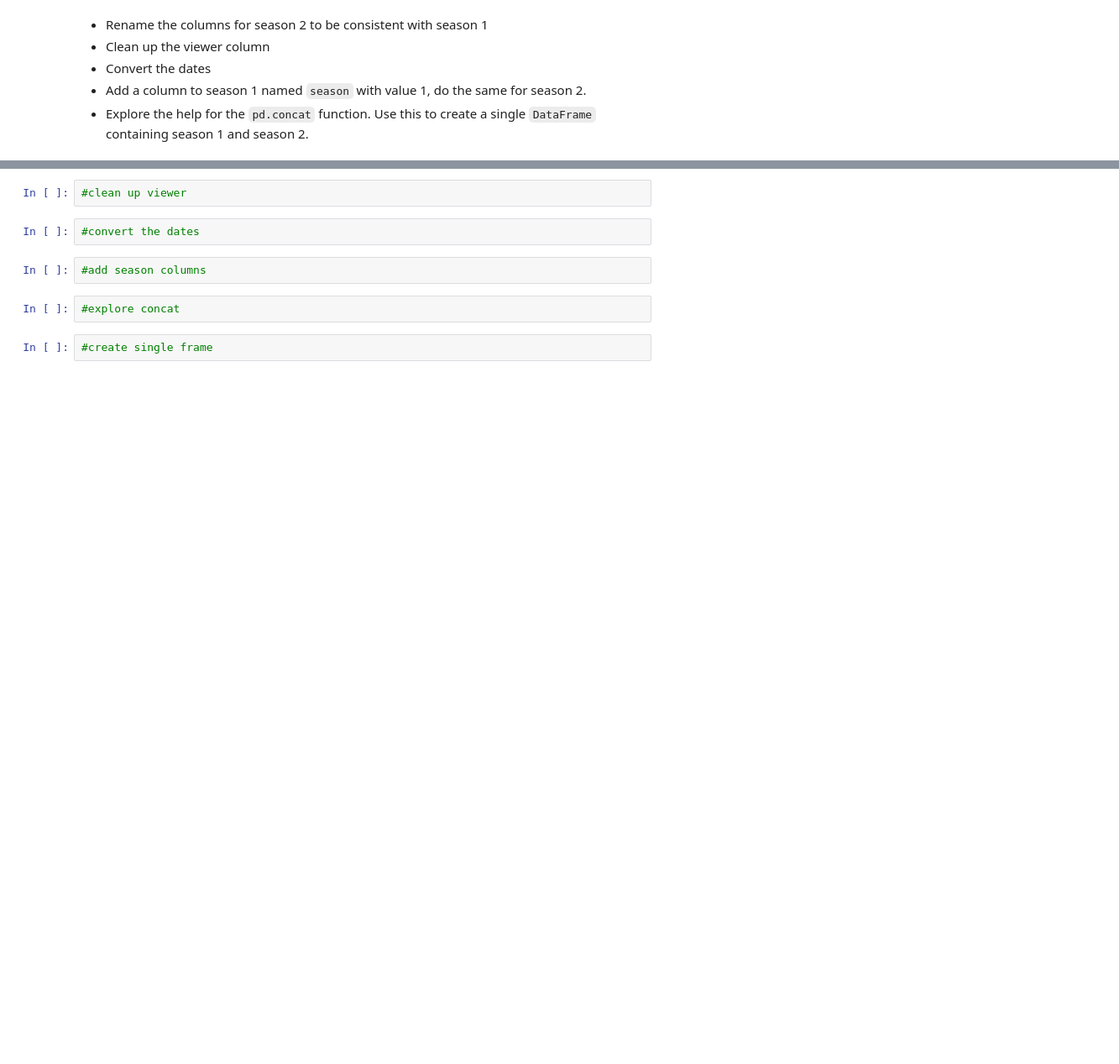
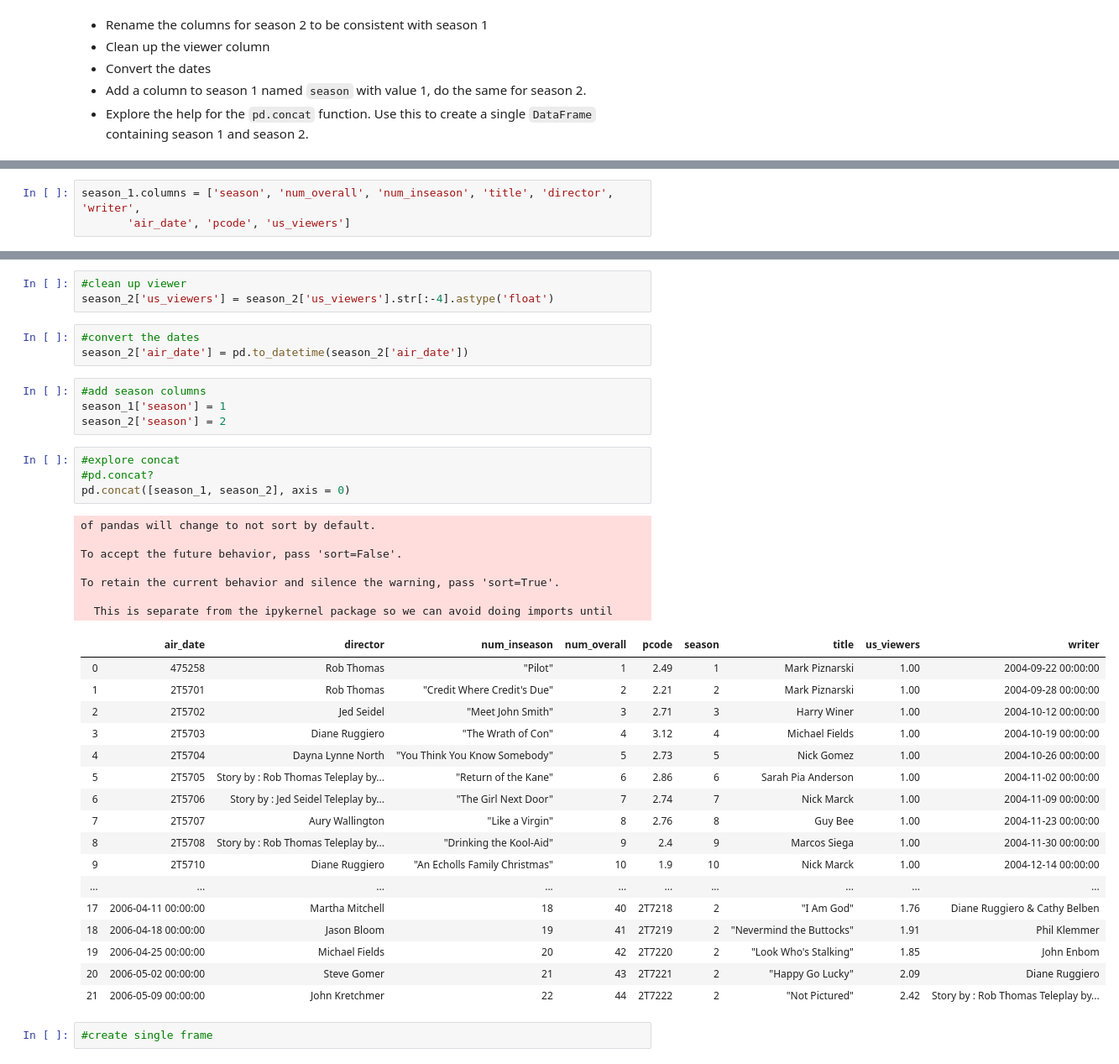
Before and after one commit to jfkoehler/nielsen, a Jupyter notebook: week_3/d1/01_intro.ipynb, the cells around one changed output, grey strips where cells are left out. Shown at 84% size. Cells and saved outputs as stored; diff of their text form; blank space fills up the shorter version.

```diff
--- a/week_3/d1/01_intro.ipynb
+++ b/week_3/d1/01_intro.ipynb
@@ -446,0 +504,3 @@ memory usage: 1.5+ KB
+# %%
+season_1.columns = ['season', 'num_overall', 'num_inseason', 'title', 'director', 'writer',
+       'air_date', 'pcode', 'us_viewers']
@@ -447,10 +516,41 @@ memory usage: 1.5+ KB
 # %%
 #clean up viewer
+season_2['us_viewers'] = season_2['us_viewers'].str[:-4].astype('float')
 # %%
 #convert the dates
+season_2['air_date'] = pd.to_datetime(season_2['air_date'])
 # %%
 #add season columns
+season_1['season'] = 1
+season_2['season'] = 2
-# %%
-#explore concat
+# %%
+#explore concat
+#pd.concat?
+pd.concat([season_1, season_2], axis = 0)
+# %% [output]
+of pandas will change to not sort by default.
+
+To accept the future behavior, pass 'sort=False'.
+
+To retain the current behavior and silence the warning, pass 'sort=True'.
+
+  This is separate from the ipykernel package so we can avoid doing imports until
+|  | air_date | director | num_inseason | num_overall | pcode | season | title | us_viewers | writer |
+| 0 | 475258 | Rob Thomas | "Pilot" | 1 | 2.49 | 1 | Mark Piznarski | 1.00 | 2004-09-22 00:00:00 |
+| 1 | 2T5701 | Rob Thomas | "Credit Where Credit's Due" | 2 | 2.21 | 2 | Mark Piznarski | 1.00 | 2004-09-28 00:00:00 |
+| 2 | 2T5702 | Jed Seidel | "Meet John Smith" | 3 | 2.71 | 3 | Harry Winer | 1.00 | 2004-10-12 00:00:00 |
+| 3 | 2T5703 | Diane Ruggiero | "The Wrath of Con" | 4 | 3.12 | 4 | Michael Fields | 1.00 | 2004-10-19 00:00:00 |
+| 4 | 2T5704 | Dayna Lynne North | "You Think You Know Somebody" | 5 | 2.73 | 5 | Nick Gomez | 1.00 | 2004-10-26 00:00:00 |
+| 5 | 2T5705 | Story by : Rob Thomas Teleplay by... | "Return of the Kane" | 6 | 2.86 | 6 | Sarah Pia Anderson | 1.00 | 2004-11-02 00:00:00 |
+| 6 | 2T5706 | Story by : Jed Seidel Teleplay by... | "The Girl Next Door" | 7 | 2.74 | 7 | Nick Marck | 1.00 | 2004-11-09 00:00:00 |
+| 7 | 2T5707 | Aury Wallington | "Like a Virgin" | 8 | 2.76 | 8 | Guy Bee | 1.00 | 2004-11-23 00:00:00 |
+| 8 | 2T5708 | Story by : Rob Thomas Teleplay by... | "Drinking the Kool-Aid" | 9 | 2.4 | 9 | Marcos Siega | 1.00 | 2004-11-30 00:00:00 |
+| 9 | 2T5710 | Diane Ruggiero | "An Echolls Family Christmas" | 10 | 1.9 | 10 | Nick Marck | 1.00 | 2004-12-14 00:00:00 |
+| ... | ... | ... | ... | ... | ... | ... | ... | ... | ... |
+| 17 | 2006-04-11 00:00:00 | Martha Mitchell | 18 | 40 | 2T7218 | 2 | "I Am God" | 1.76 | Diane Ruggiero & Cathy Belben |
+| 18 | 2006-04-18 00:00:00 | Jason Bloom | 19 | 41 | 2T7219 | 2 | "Nevermind the Buttocks" | 1.91 | Phil Klemmer |
+| 19 | 2006-04-25 00:00:00 | Michael Fields | 20 | 42 | 2T7220 | 2 | "Look Who's Stalking" | 1.85 | John Enbom |
+| 20 | 2006-05-02 00:00:00 | Steve Gomer | 21 | 43 | 2T7221 | 2 | "Happy Go Lucky" | 2.09 | Diane Ruggiero |
+| 21 | 2006-05-09 00:00:00 | John Kretchmer | 22 | 44 | 2T7222 | 2 | "Not Pictured" | 2.42 | Story by : Rob Thomas Teleplay by... |
 # %%
 #create single frame
```
Also changed, not shown: parts of 27 cells of this notebook, 10 other files.
